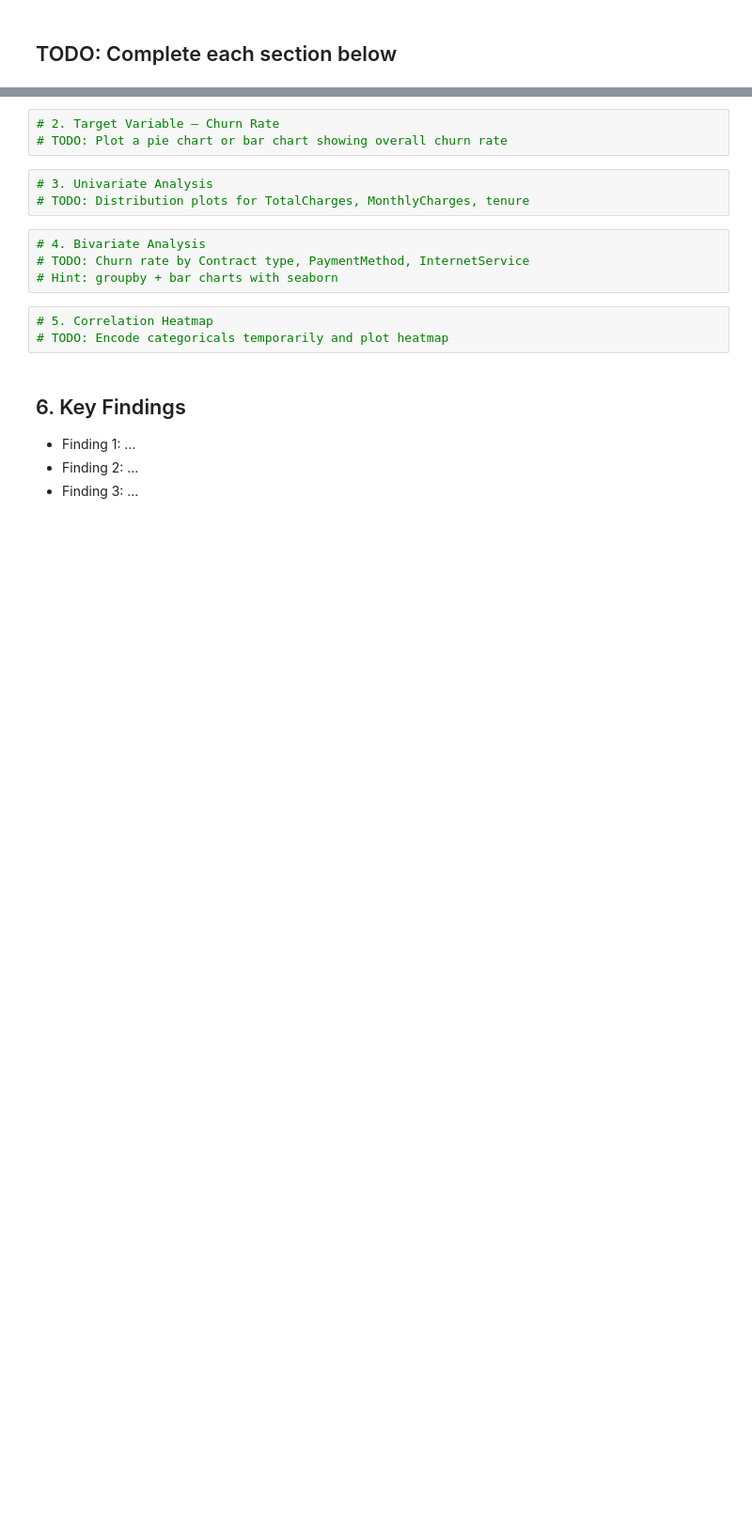
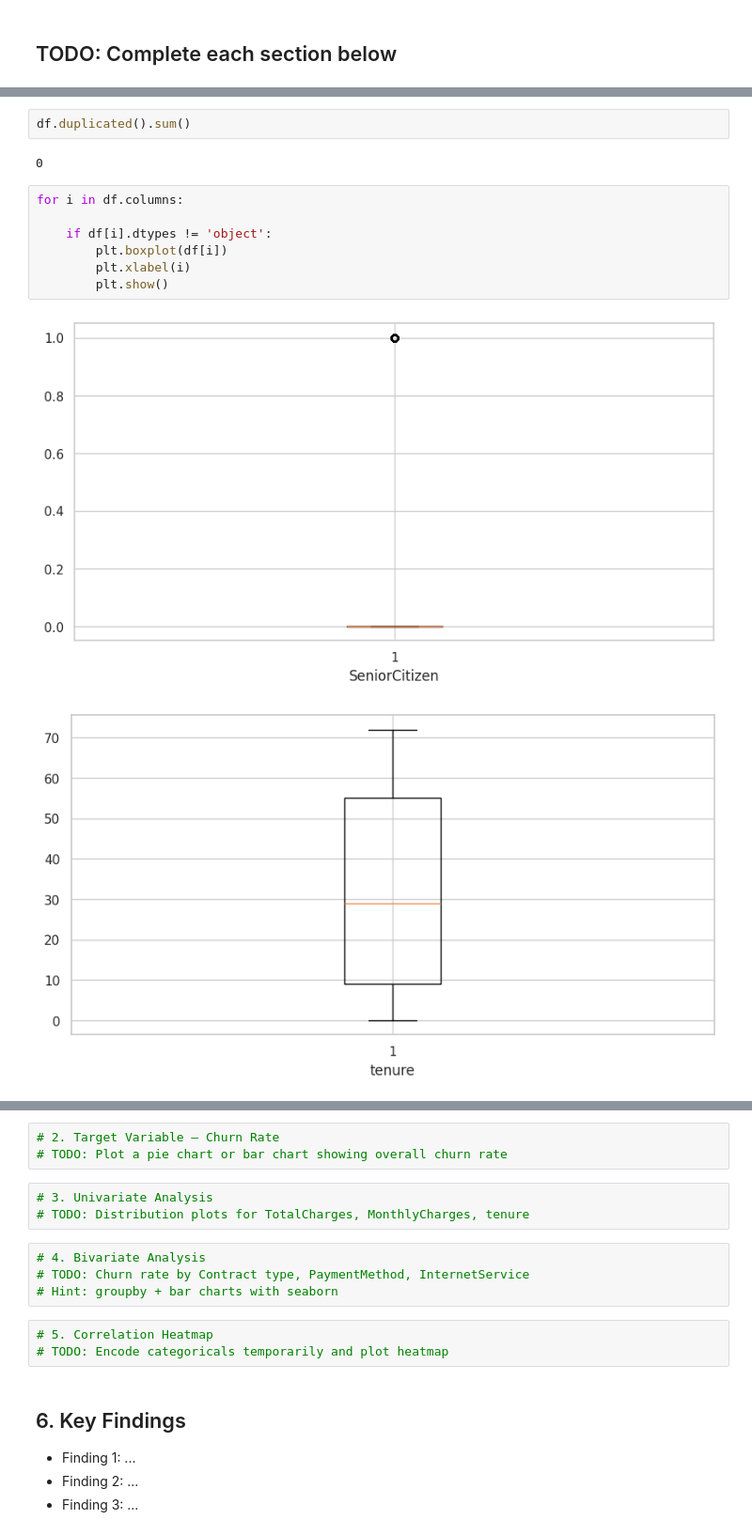
Before and after one commit to Sourasish2503/RetainIQ, a Jupyter notebook: notebooks/01_EDA.ipynb, the cells around one changed output, grey strips where cells are left out. Shown at 94% size. Drawn from its saved outputs; the diff is of its cells as text; blank space fills up the shorter version.

```diff
--- a/notebooks/01_EDA.ipynb
+++ b/notebooks/01_EDA.ipynb
@@ -32,0 +100,14 @@ print('\nChurn distribution:\n', df['Churn'].value_counts(normalize=True))
+# %%
+df.duplicated().sum()
+# %% [output]
+0
+# %%
+for i in df.columns:
+
+    if df[i].dtypes != 'object':
+        plt.boxplot(df[i])
+        plt.xlabel(i)
+        plt.show()
+# %% [output]
+[figure, added]
+[figure, added]
```
Also changed, not shown: parts of 6 cells of this notebook, 1 other file.
